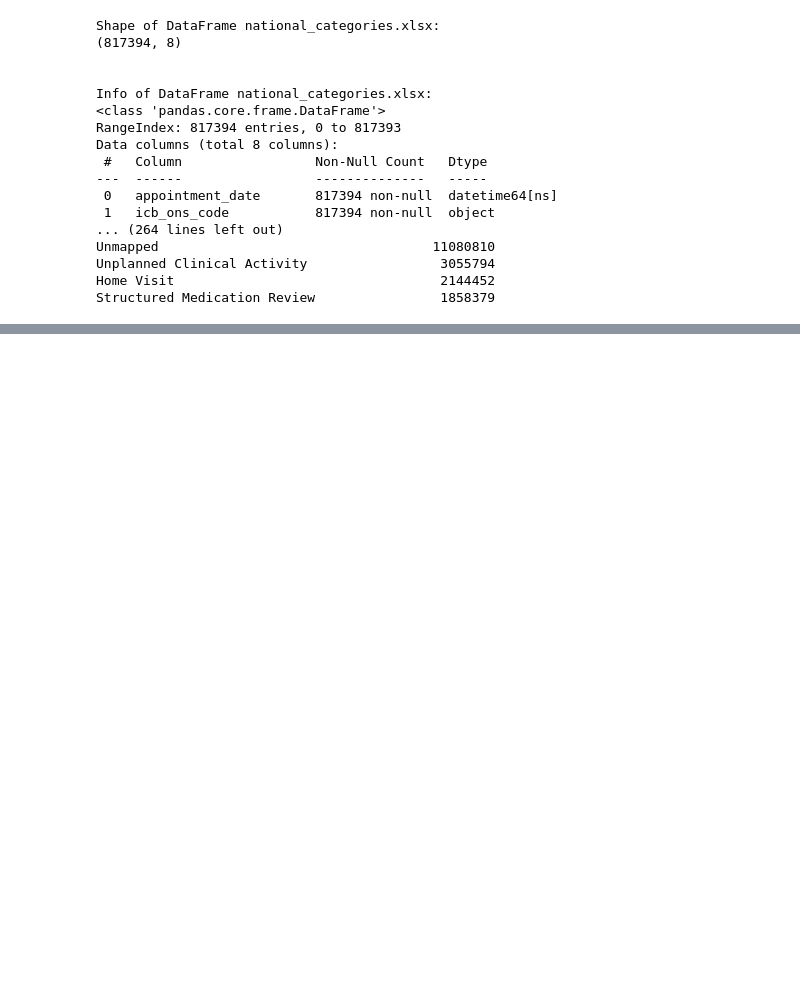
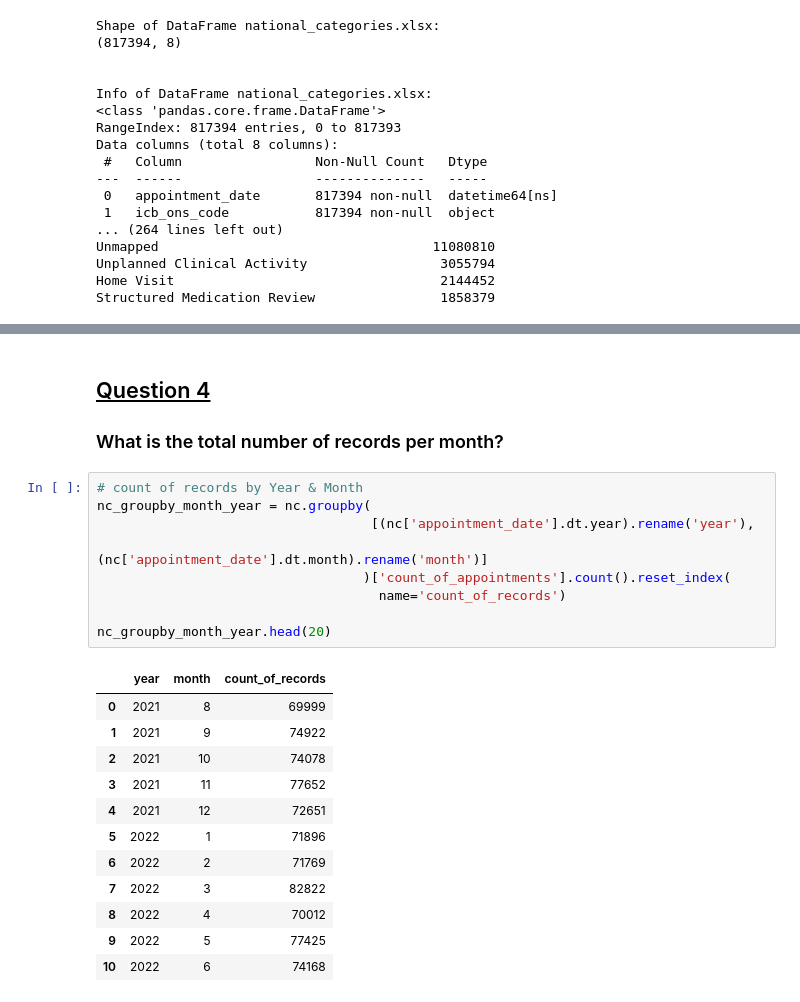
Before and after one commit to lukebart/NHS_Missed_GP_Appointments, a Jupyter notebook: Bartholomew_Luke_DA201_Assignment_Notebook.ipynb, the cells around one changed output, grey strips where cells are left out. Cells and saved outputs as stored; diff of their text form; blank space fills up the shorter version.

```diff
--- a/Bartholomew_Luke_DA201_Assignment_Notebook.ipynb
+++ b/Bartholomew_Luke_DA201_Assignment_Notebook.ipynb
@@ -206,0 +518,25 @@ it would be more useful to know the total sum of count_of_appointments by sub_ic
+# %% [markdown]
+## <u>Question 4</u>
+### What is the total number of records per month?
+# %%
+# count of records by Year & Month
+nc_groupby_month_year = nc.groupby(
+                                   [(nc['appointment_date'].dt.year).rename('year'),
+                                    (nc['appointment_date'].dt.month).rename('month')]
+                                  )['count_of_appointments'].count().reset_index(
+                                    name='count_of_records')
+
+nc_groupby_month_year.head(20)
+# %% [output]
+|  | year | month | count_of_records |
+| 0 | 2021 | 8 | 69999 |
+| 1 | 2021 | 9 | 74922 |
+| 2 | 2021 | 10 | 74078 |
+| 3 | 2021 | 11 | 77652 |
+| 4 | 2021 | 12 | 72651 |
+| 5 | 2022 | 1 | 71896 |
+| 6 | 2022 | 2 | 71769 |
+| 7 | 2022 | 3 | 82822 |
+| 8 | 2022 | 4 | 70012 |
+| 9 | 2022 | 5 | 77425 |
+| 10 | 2022 | 6 | 74168 |
```
Also changed, not shown: parts of 31 cells of this notebook.
